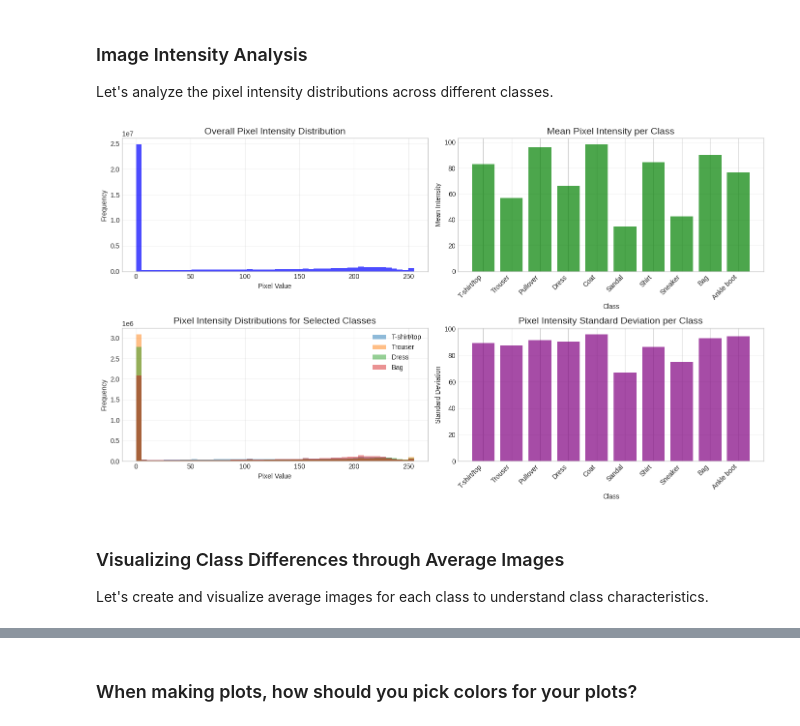
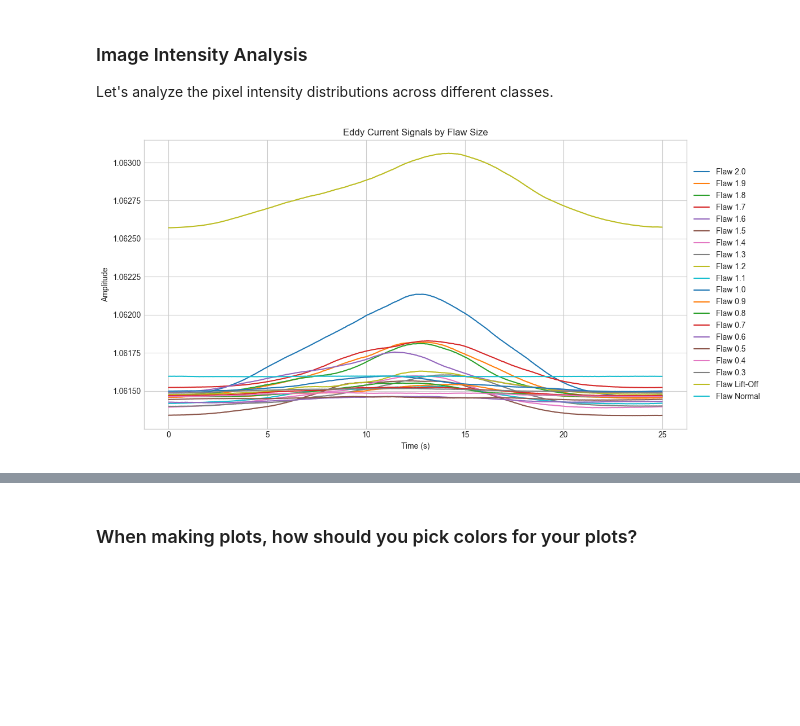
Before and after one commit to sdratch/Eng521Project, a Jupyter notebook: data_visualization_MDDECT.ipynb, the cells around one changed output, grey strips where cells are left out. Saved outputs shown, nothing was run; the diff lists cells and outputs as text; code cells hidden in the pictures; blank space fills up the shorter version.

```diff
--- a/data_visualization_MDDECT.ipynb
+++ b/data_visualization_MDDECT.ipynb
@@ -246,53 +195,23 @@ Class imbalance ratio (max/min): 1.00
 
 Let's analyze the pixel intensity distributions across different classes.
 # %%
-# Analyze pixel intensity distributions
-plt.figure(figsize=(14, 8))
+# plot the mean value of each class
+time = np.arange(0, 1250*0.02, 0.02)
+plt.figure(figsize=(12, 6))
+for class_name in class_names:
+    class_idx = class_names.index(class_name)
+    class_samples = x_train[y_train == class_idx]  # shape: (N, 1250, 2)
 
-# Overall pixel intensity distribution
-plt.subplot(2, 2, 1)
-plt.hist(x_train.reshape(-1), bins=50, alpha=0.7, color='blue')
-plt.title('Overall Pixel Intensity Distribution', fontsize=14)
-plt.xlabel('Pixel Value')
-plt.ylabel('Frequency')
-plt.grid(alpha=0.3)
+    # Take average over all samples for smoother curve
+    mean_curve = class_samples[:, :, 0].mean(axis=0)
 
-# Mean pixel intensity per class
-class_means = [x_train[y_train == i].mean() for i in range(10)]
-plt.subplot(2, 2, 2)
-bars = plt.bar(range(10), class_means, color='green', alpha=0.7)
-plt.xticks(range(10), class_names, rotation=45, ha='right')
-plt.title('Mean Pixel Intensity per Class', fontsize=14)
-plt.xlabel('Class')
-plt.ylabel('Mean Intensity')
-plt.grid(axis='y', alpha=0.3)
+    plt.plot(time,mean_curve, label=f"Flaw {class_name}")
 
-# Pixel intensity distributions for selected classes
-plt.subplot(2, 2, 3)
-selected_classes = [0, 1, 3, 8]  # T-shirt, Trouser, Dress, Bag
-for i in selected_classes:
-    plt.hist(x_train[y_train == i].reshape(-1), bins=50, alpha=0.5, label=class_names[i])
-plt.title('Pixel Intensity Distributions for Selected Classes', fontsize=14)
-plt.xlabel('Pixel Value')
-plt.ylabel('Frequency')
-plt.legend()
-plt.grid(alpha=0.3)
-
-# Plot pixel intensity standard deviation per class
-class_stds = [x_train[y_train == i].std() for i in range(10)]
-plt.subplot(2, 2, 4)
-plt.bar(range(10), class_stds, color='purple', alpha=0.7)
-plt.xticks(range(10), class_names, rotation=45, ha='right')
-plt.title('Pixel Intensity Standard Deviation per Class', fontsize=14)
-plt.xlabel('Class')
-plt.ylabel('Standard Deviation')
-plt.grid(axis='y', alpha=0.3)
-
+plt.title("Eddy Current Signals by Flaw Size")
+plt.xlabel("Time (s)")
+plt.ylabel("Amplitude")
+plt.legend(loc='center left', bbox_to_anchor=(1, 0.5))
 plt.tight_layout()
-plt.show()
+plt.grid(True)
 # %% [output]
-[figure, old version]
+[figure, new version]
-# %% [markdown]
-### Visualizing Class Differences through Average Images
-
-Let's create and visualize average images for each class to understand class characteristics.
```
Also changed, not shown: parts of 20 cells of this notebook.
